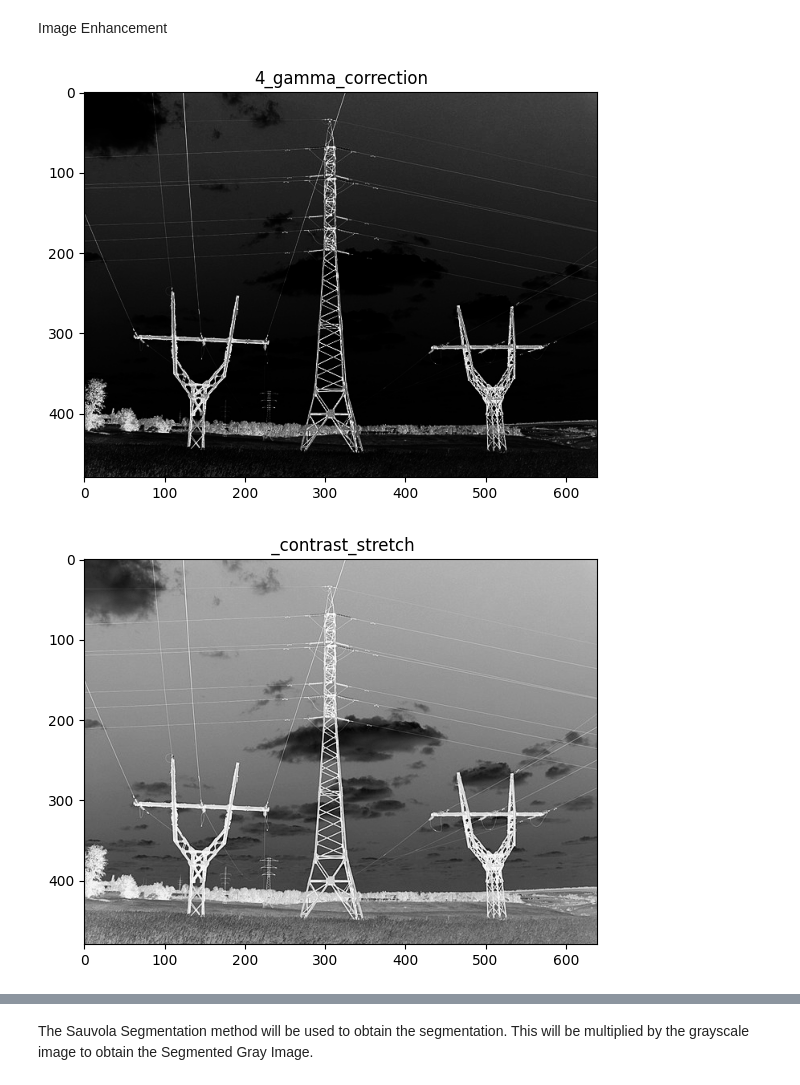
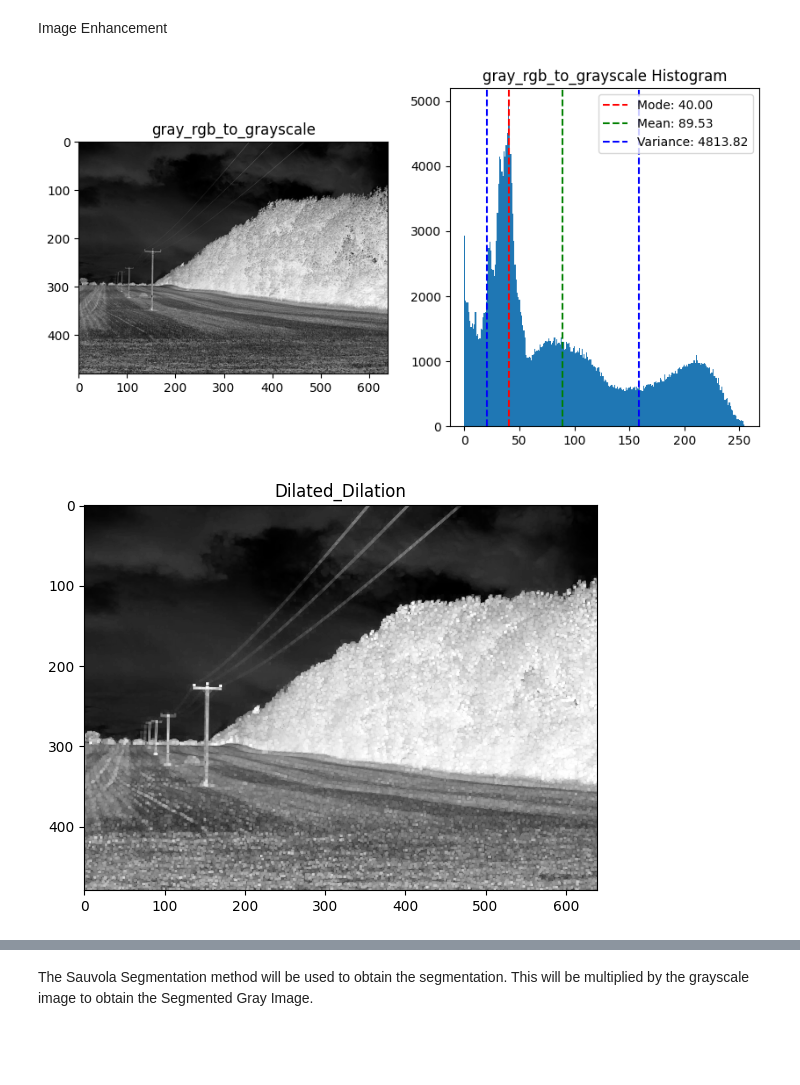
Before and after one commit to Mikerive/Color-Space, a Jupyter notebook: Power_Line_Project.ipynb, the cells around one changed output, grey strips where cells are left out. Saved outputs shown, nothing was run; the diff lists cells and outputs as text; code cells hidden in the pictures; blank space fills up the shorter version.

```diff
--- a/Power_Line_Project.ipynb
+++ b/Power_Line_Project.ipynb
@@ -89,13 +89,15 @@ Image Enhancement
 # %%
 folder_name = 'PowerLineProject/Picture1'
 
-inverted, inverted_path = ColorSpace('Image/PowerLineProject/TrainImages/9.jpg', folder_name, 'inverted').process(inversion())
-gray, inverted_path = ColorSpace(inverted_path, folder_name, 'gray').process(rgb_to_grayscale())
+_, inverted_path = ColorSpace('Image/PowerLineProject/TrainImages/6.jpg', folder_name, 'inverted').process(inversion())
+inverted, inverted_path = ColorSpace(inverted_path, folder_name, 'gray', plot = True, hist=True).process(rgb_to_grayscale())
+dilated, dilated_path = Processor(inverted_path, folder_name, 'Dilated', plot=True).process(Dilation(), np.full((3,3), 1))
+dilated, dilated_path = Processor(dilated_path, folder_name, 'Dilated', plot=True).process(Erosion(), np.full((3,3), 1))
 
-gamma, gamma_path = Filters(inverted_path, folder_name, '4', plot = True).process(gamma_correction(4))
-gamma1, gamma1_path = Filters(inverted_path, folder_name, ' ', plot = True).process(contrast_stretch())
-gamma2, gamma2_path = Filters(inverted_path, folder_name, ' ', plot = True).process(histogram_equalization())
+# gamma, gamma_path = Filters(inverted_path, folder_name, '4', plot = False).process(gamma_correction(4))
+# gamma1, gamma1_path = Filters(inverted_path, folder_name, ' ', plot = True).process(contrast_stretch())
+# gamma2, gamma2_path = Filters(inverted_path, folder_name, ' ', plot = True).process(histogram_equalization())
 # gpixel, gpixel_path = Segment(gamma_path, folder_name, 'gPixel', plot=True).process(Global_Threshold(80))
 # %% [output]
-[figure, old version]
+[figure, new version]
-[figure, old version]
+[figure, new version]
```
Also changed, not shown: parts of 17 cells of this notebook, 14 other files.
